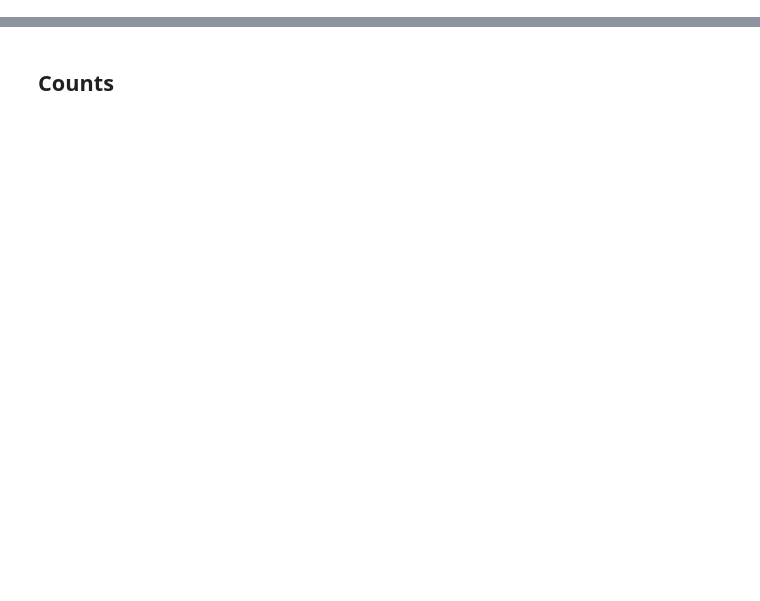
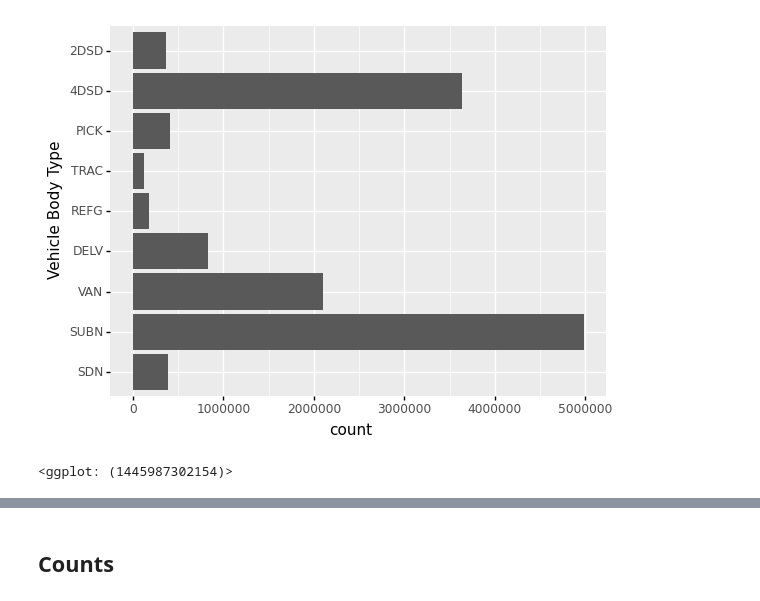
Before and after one commit to aljazerzen/bid-data-project, a Jupyter notebook: task3.ipynb, the cells around one changed output, grey strips where cells are left out. Saved outputs shown, nothing was run; the diff lists cells and outputs as text; code cells hidden in the pictures; blank space fills up the shorter version.

```diff
--- a/task3.ipynb
+++ b/task3.ipynb
@@ -0,0 +85,5 @@
+# %%
+pn.ggplot(by_body_type, pn.aes('Vehicle Body Type', 'count')) + pn.geom_col() + pn.coord_flip()
+# %% [output]
+[figure, added]
+<ggplot: (1445987302154)>
```
Also changed, not shown: parts of 31 cells of this notebook.
